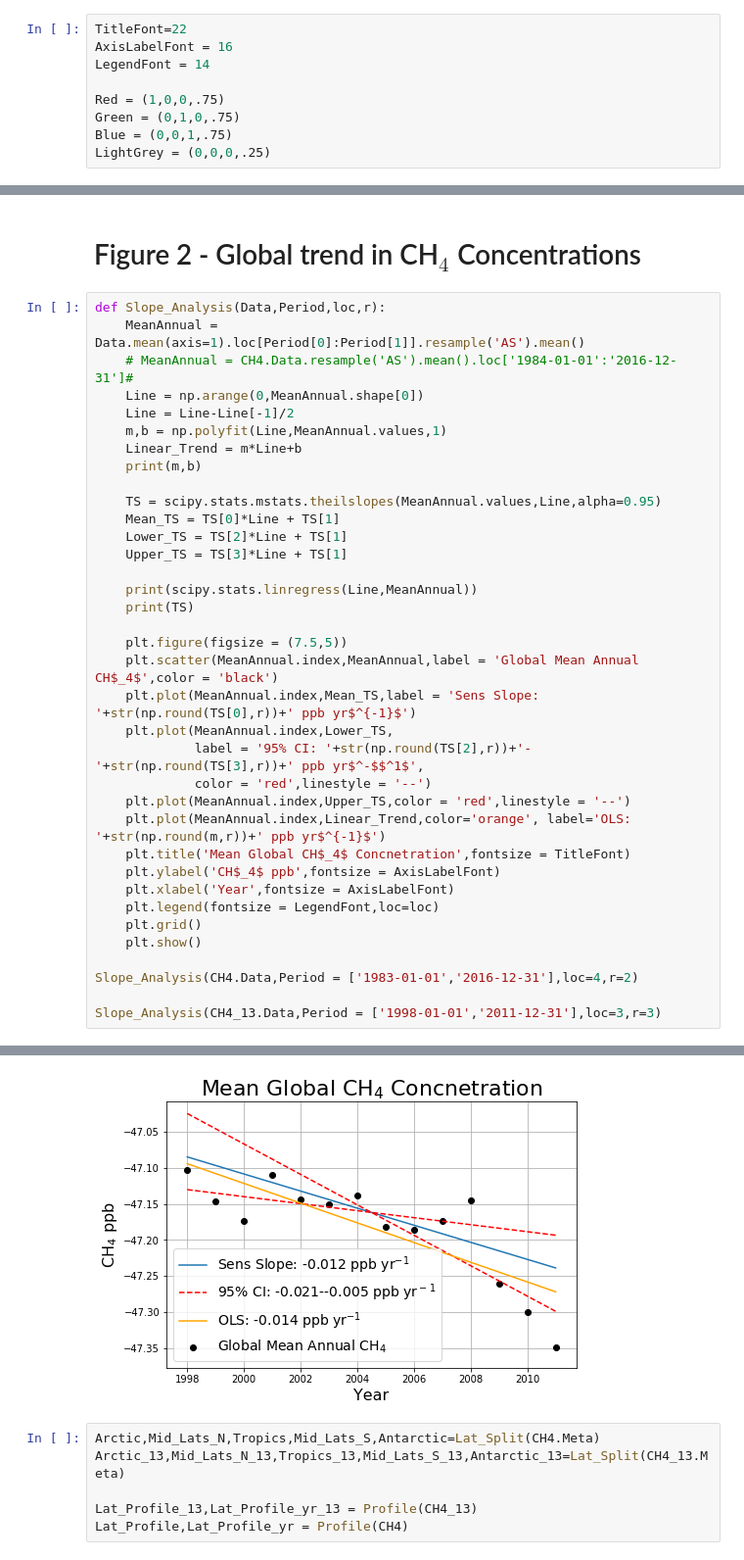
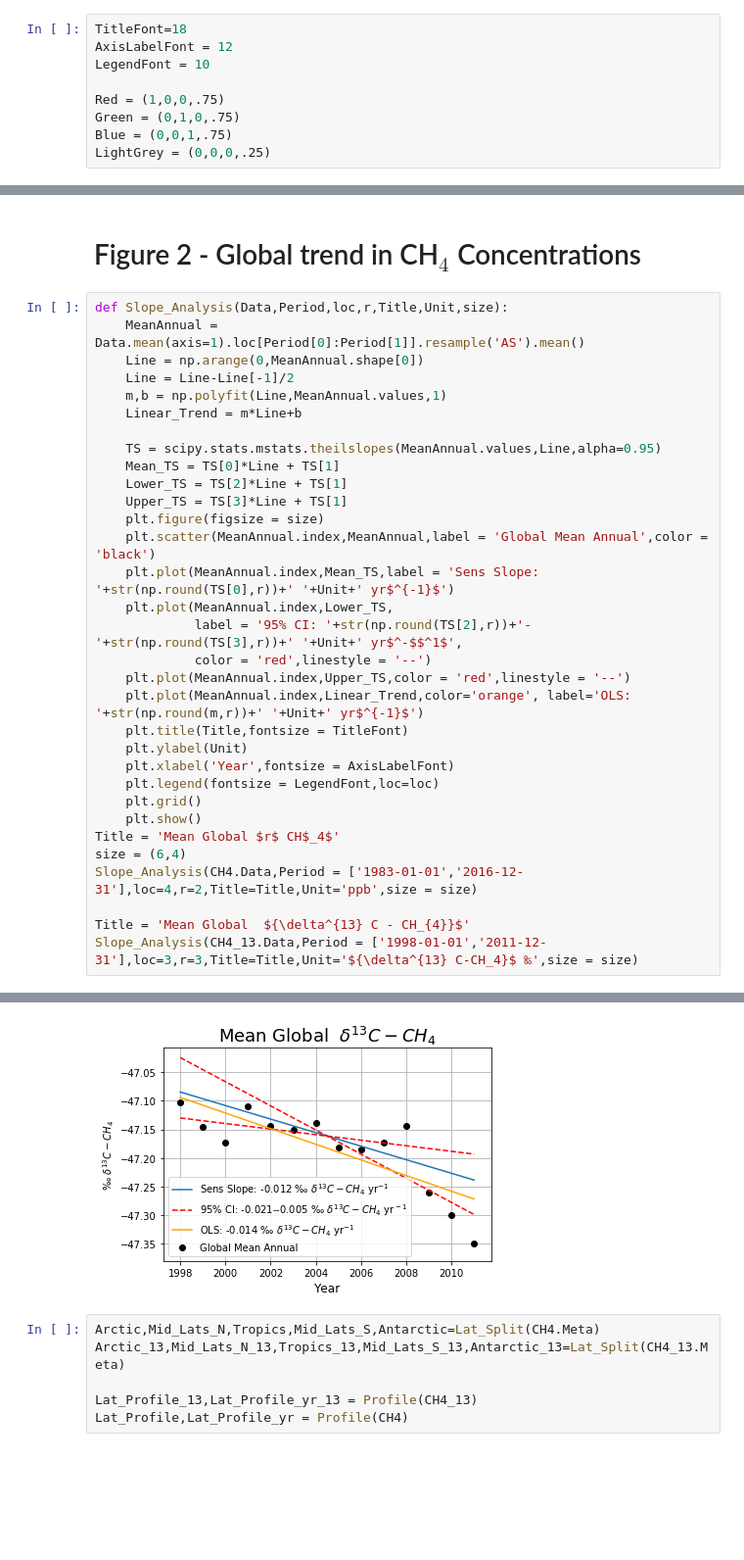
Before and after one commit to June-Skeeter/GlobalCH4Analysis, a Jupyter notebook: GlobalCH4.ipynb, the cells around one changed output, grey strips where cells are left out. Shown at 98% size. Saved outputs shown, nothing was run; the diff lists cells and outputs as text; blank space fills up the shorter version.

```diff
--- a/GlobalCH4.ipynb
+++ b/GlobalCH4.ipynb
@@ -192,9 +210,9 @@ def Profile(klass):
 # %% [markdown]
 # Ploting Parametres
 # %%
-TitleFont=22
-AxisLabelFont = 16
-LegendFont = 14
+TitleFont=18
+AxisLabelFont = 12
+LegendFont = 10
 
 Red = (1,0,0,.75)
 Green = (0,1,0,.75)
@@ -325,39 +335,35 @@ plt.show()
 # %% [markdown]
 # Figure 2 - Global trend in CH$_4$ Concentrations
 # %%
-def Slope_Analysis(Data,Period,loc,r):
+def Slope_Analysis(Data,Period,loc,r,Title,Unit,size):
     MeanAnnual = Data.mean(axis=1).loc[Period[0]:Period[1]].resample('AS').mean()
-    # MeanAnnual = CH4.Data.resample('AS').mean().loc['1984-01-01':'2016-12-31']#
     Line = np.arange(0,MeanAnnual.shape[0])
     Line = Line-Line[-1]/2
     m,b = np.polyfit(Line,MeanAnnual.values,1)
     Linear_Trend = m*Line+b
-    print(m,b)
 
     TS = scipy.stats.mstats.theilslopes(MeanAnnual.values,Line,alpha=0.95)
     Mean_TS = TS[0]*Line + TS[1]
     Lower_TS = TS[2]*Line + TS[1]
     Upper_TS = TS[3]*Line + TS[1]
-
-    print(scipy.stats.linregress(Line,MeanAnnual))
-    print(TS)
-
-    plt.figure(figsize = (7.5,5))
-    plt.scatter(MeanAnnual.index,MeanAnnual,label = 'Global Mean Annual CH$_4$',color = 'black')
-    plt.plot(MeanAnnual.index,Mean_TS,label = 'Sens Slope: '+str(np.round(TS[0],r))+' ppb yr$^{-1}$')
+    plt.figure(figsize = size)
+    plt.scatter(MeanAnnual.index,MeanAnnual,label = 'Global Mean Annual',color = 'black')
+    plt.plot(MeanAnnual.index,Mean_TS,label = 'Sens Slope: '+str(np.round(TS[0],r))+' '+Unit+' yr$^{-1}$')
     plt.plot(MeanAnnual.index,Lower_TS,
-             label = '95% CI: '+str(np.round(TS[2],r))+'-'+str(np.round(TS[3],r))+' ppb yr$^-$$^1$',
+             label = '95% CI: '+str(np.round(TS[2],r))+'-'+str(np.round(TS[3],r))+' '+Unit+' yr$^-$$^1$',
              color = 'red',linestyle = '--')
     plt.plot(MeanAnnual.index,Upper_TS,color = 'red',linestyle = '--')
-    plt.plot(MeanAnnual.index,Linear_Trend,color='orange', label='OLS: '+str(np.round(m,r))+' ppb yr$^{-1}$')
-    plt.title('Mean Global CH$_4$ Concnetration',fontsize = TitleFont)
-    plt.ylabel('CH$_4$ ppb',fontsize = AxisLabelFont)
+    plt.plot(MeanAnnual.index,Linear_Trend,color='orange', label='OLS: '+str(np.round(m,r))+' '+Unit+' yr$^{-1}$')
+    plt.title(Title,fontsize = TitleFont)
+    plt.ylabel(Unit)
     plt.xlabel('Year',fontsize = AxisLabelFont)
     plt.legend(fontsize = LegendFont,loc=loc)
     plt.grid()
     plt.show()
+Title = 'Mean Global $r$ CH$_4$'
+size = (6,4)
+Slope_Analysis(CH4.Data,Period = ['1983-01-01','2016-12-31'],loc=4,r=2,Title=Title,Unit='ppb',size = size)
 
-Slope_Analysis(CH4.Data,Period = ['1983-01-01','2016-12-31'],loc=4,r=2)
-
-Slope_Analysis(CH4_13.Data,Period = ['1998-01-01','2011-12-31'],loc=3,r=3)
+Title = 'Mean Global  ${\delta^{13} C - CH_{4}}$'
+Slope_Analysis(CH4_13.Data,Period = ['1998-01-01','2011-12-31'],loc=3,r=3,Title=Title,Unit='${\delta^{13} C-CH_4}$ ‰',size = size)
 # %% [output]
@@ -371,4 +371,4 @@ LinregressResult(slope=-0.013672450518041326, intercept=-47.182932702862615, rva
-[figure, old version]
+[figure, new version]
 # %%
 Arctic,Mid_Lats_N,Tropics,Mid_Lats_S,Antarctic=Lat_Split(CH4.Meta)
 Arctic_13,Mid_Lats_N_13,Tropics_13,Mid_Lats_S_13,Antarctic_13=Lat_Split(CH4_13.Meta)
```
Also changed, not shown: parts of 16 cells of this notebook.
